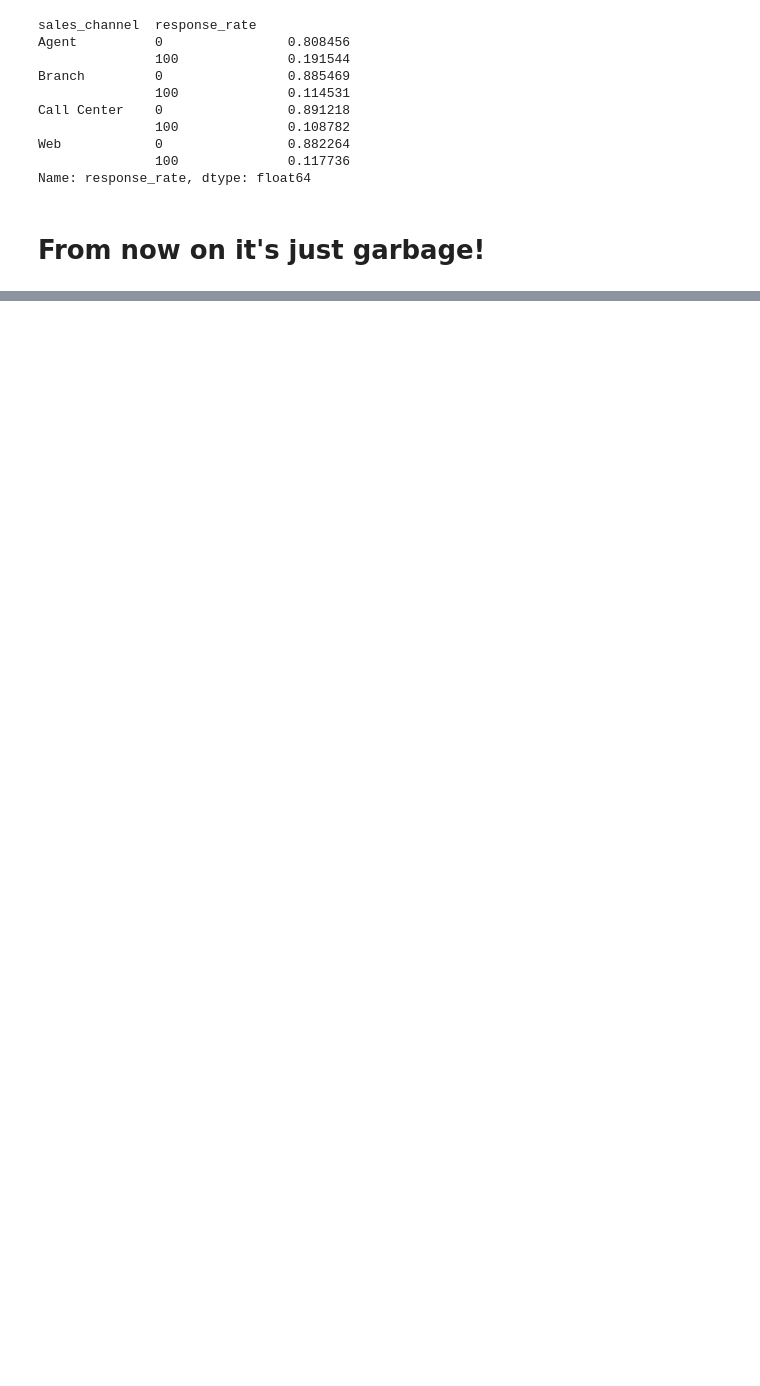
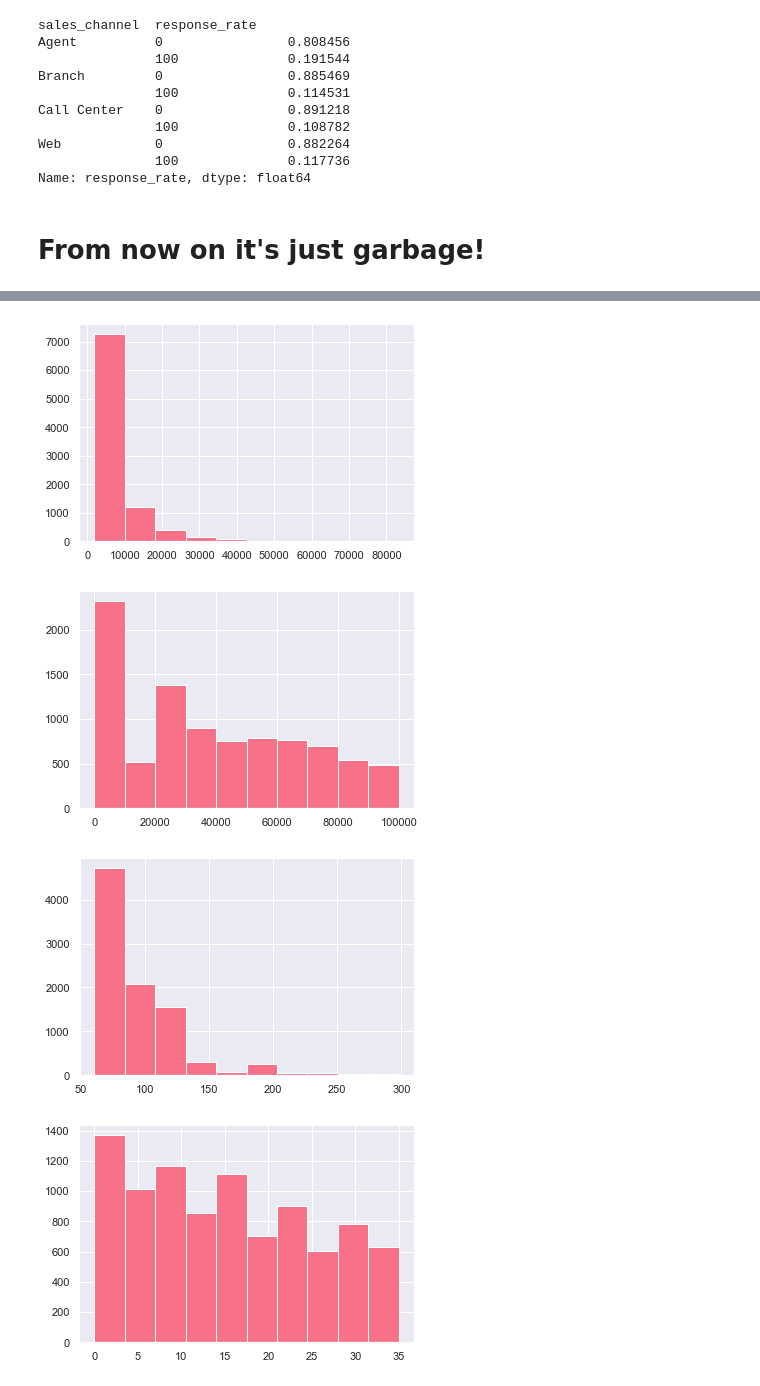
Before and after one commit to mferreiracad/lab-customer-analysis-round-3, a Jupyter notebook: files_for_lab/csv_files/ferreira-Copy1.ipynb, the cells around one changed output, grey strips where cells are left out. Drawn from its saved outputs; the diff is of its cells as text; code cells hidden in the pictures; blank space fills up the shorter version.

```diff
--- a/files_for_lab/csv_files/ferreira-Copy1.ipynb
+++ b/files_for_lab/csv_files/ferreira-Copy1.ipynb
@@ -360,0 +407,9 @@ a
+# %%
+for cat in numerical:
+    plt.hist(numerical[cat])
+    plt.show()
+# %% [output]
+[figure, added]
+[figure, added]
+[figure, added]
+[figure, added]
```
Also changed, not shown: parts of 23 cells of this notebook.
